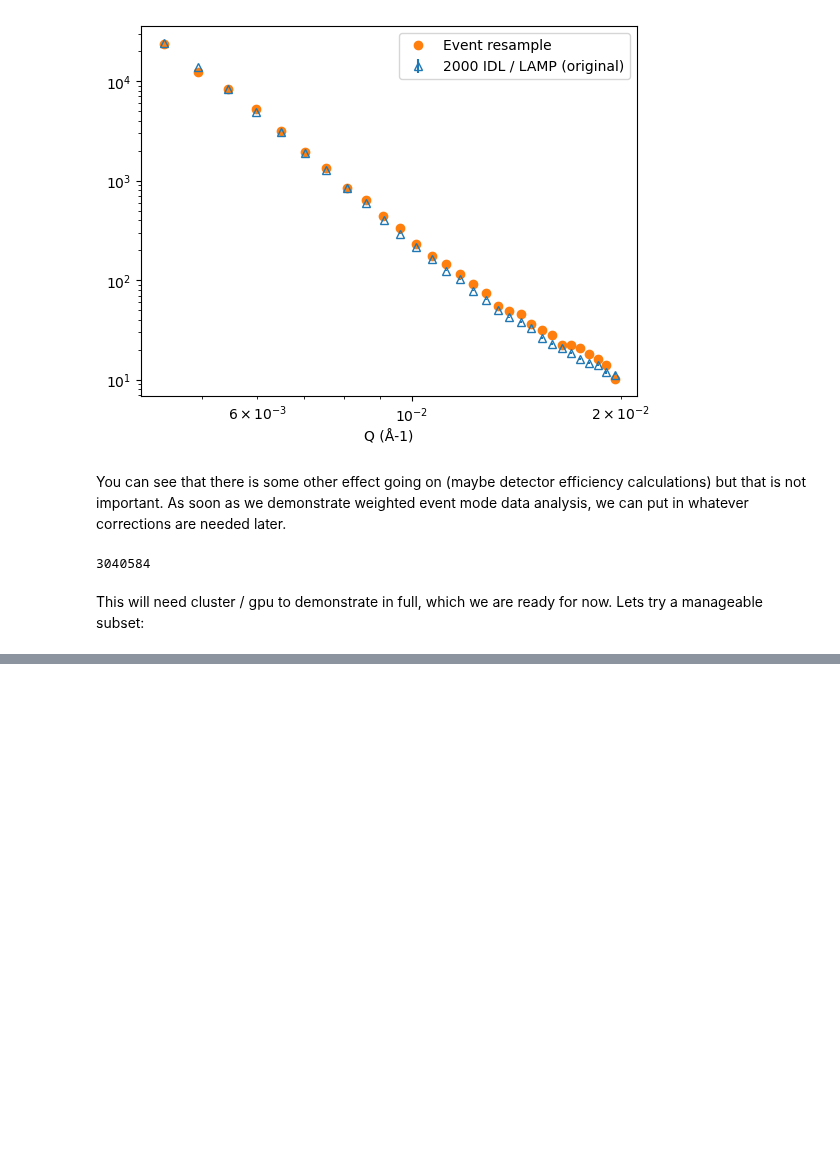
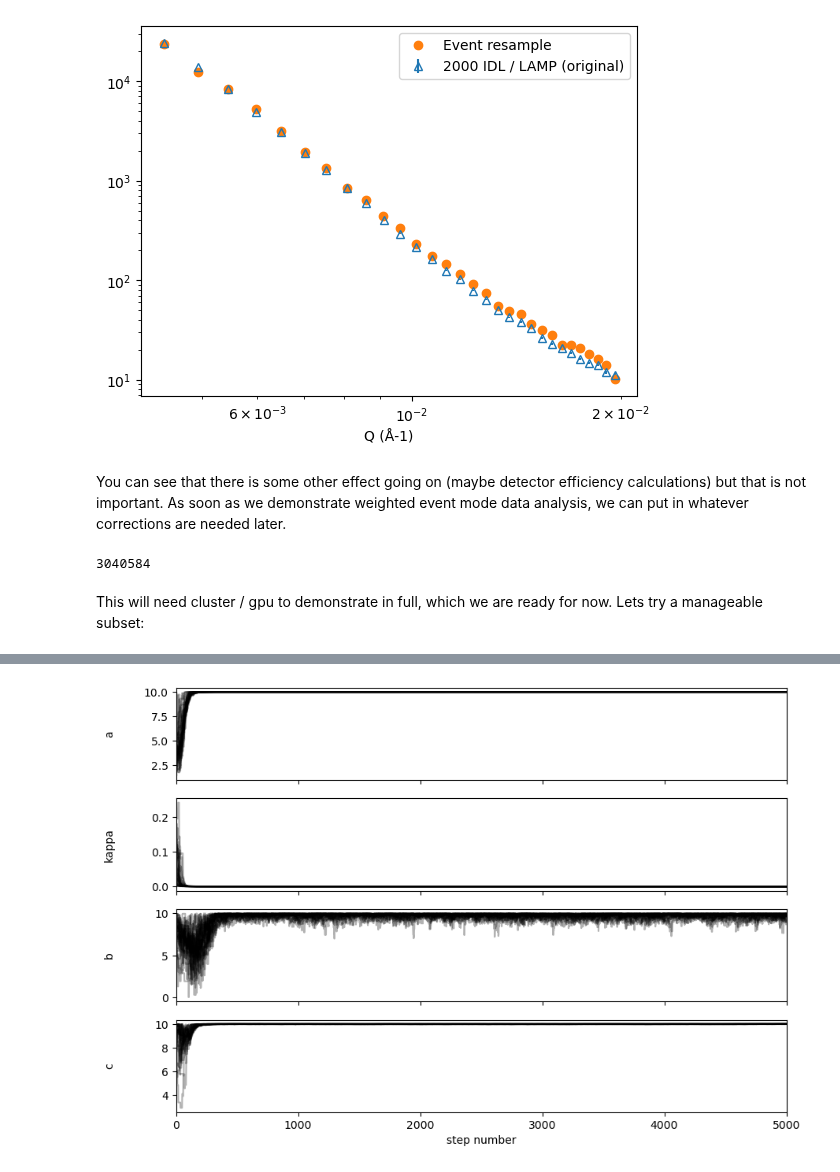
Before and after one commit to localoptimum/emtk, a Jupyter notebook: YMnFe2.ipynb, the cells around one changed output, grey strips where cells are left out. Cells and saved outputs as stored; diff of their text form; code cells hidden in the pictures; blank space fills up the shorter version.

Commit message:
Started more manual approach with emcee rather than pymc

```diff
--- a/YMnFe2.ipynb
+++ b/YMnFe2.ipynb
@@ -1576,0 +1296,37 @@ Build Dependencies:
+# %%
+ndim, nwalkers = 4, 32
+#    aa=dict(value=0.25, min=0.0),\
+#    kk=dict(value=0.24, min=0.001, max=0.5),\
+#    bb=dict(value=4.5E-07, min=0.0),\
+#    cc=dict(value=1.7E-10, min=0.0),\
+#    bg=dict(value=1.0, min=0.0)\
+
+p0 = np.array([0.25, 0.24, 4.5, 1.7])
+p0 = [p0 + 1e-5 * np.random.randn(ndim) for k in range(nwalkers)]
+
+# Set up the sampler.
+sampler = emcee.EnsembleSampler(nwalkers, ndim, log_likelihood)
+
+# Run a burn-in chain and save the final location.
+state = sampler.run_mcmc(p0, 100)
+
+# Run the production chain.
+sampler.reset()
+sampler.run_mcmc(state, 5000, progress=True);
+# %%
+#tau = sampler.get_autocorr_time()
+#print("Autocorrelation time:", tau)
+
+fig, axes = plt.subplots(4, figsize=(10, 7), sharex=True)
+samples = sampler.get_chain()
+labels = ["a", "kappa", "b", "c"]
+for i in range(ndim):
+    ax = axes[i]
+    ax.plot(samples[:, :, i], "k", alpha=0.3)
+    ax.set_xlim(0, len(samples))
+    ax.set_ylabel(labels[i])
+    ax.yaxis.set_label_coords(-0.1, 0.5)
+
+axes[-1].set_xlabel("step number");
+# %% [output]
+[figure, added]
```
Also changed, not shown: parts of 13 cells of this notebook.
